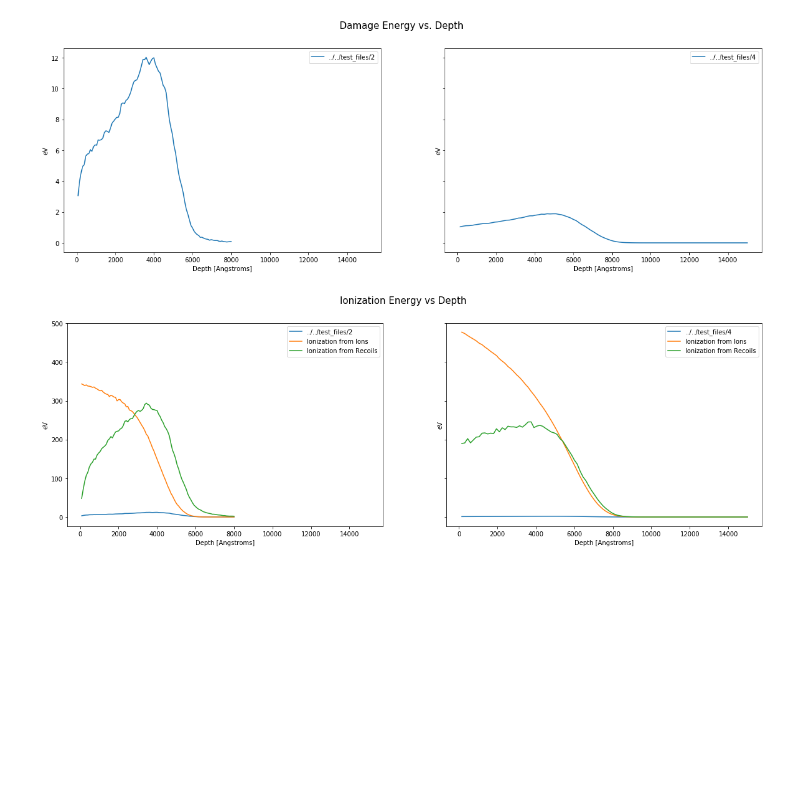
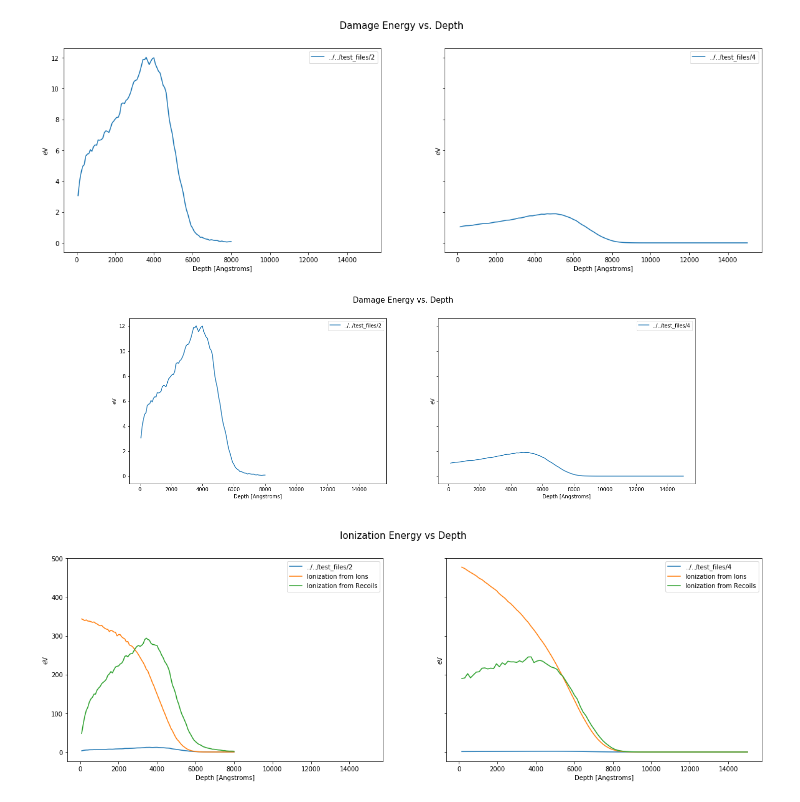
Before and after one commit to costrouc/pysrim, a Jupyter notebook: examples/notebooks/Analysis.ipynb, the cells around one changed output. Drawn from its saved outputs; the diff is of its cells as text; code cells hidden in the pictures; blank space fills up the shorter version.

Commit message:
Making images viewable in notebooks. Adding all images to repository.

```diff
--- a/examples/notebooks/Analysis.ipynb
+++ b/examples/notebooks/Analysis.ipynb
@@ -139,3 +121,26 @@ folders = ['../../test_files/2', '../../test_files/4']
+# %%
+def plot_damage_energy(folder, ax):
+    phon = Phonons(folder)
+    dx = max(phon.depth) / 100.0 # to units of Angstroms
+    energy_damage = (phon.ions + phon.recoils) * dx
+    ax.plot(phon.depth, energy_damage / phon.num_ions, label='{}'.format(folder))
+    return sum(energy_damage)
+
+def plot_ionization(folder, ax):
+    ioniz = Ioniz(folder)
+    dx = max(ioniz.depth) / 100.0 # to units of Angstroms
+    ax.plot(ioniz.depth, ioniz.ions, label='Ionization from Ions')
+    ax.plot(ioniz.depth, ioniz.recoils, label='Ionization from Recoils')
+
+def plot_vacancies(folder, ax):
+    vac = Vacancy(folder)
+    vacancy_depth = vac.knock_ons + np.sum(vac.vacancies, axis=1)
+    ax.plot(vac.depth, vacancy_depth, label="Total vacancies at depth")
+    return sum(vacancy_depth)
+
+# We will be using provided test_files in gitlab repository
+folders = ['../../test_files/2', '../../test_files/4']
+image_directory = '../images'
 # %%
 fig, axes = plt.subplots(1, len(folders), sharex=True, sharey=True)
 
@@ -152,6 +158,10 @@ fig.set_size_inches((20, 6))
 Damage energy: 581927.2937478882 eV
 Damage energy: 1415598.3836889009 eV
 [figure]
+# %%
+Image(filename=os.path.join(image_directory, 'damagevsdepth.png'))
+# %% [output]
+[figure, added]
 # %%
 fig, axes = plt.subplots(1, len(folders), sharey=True, sharex=True)
 
```
Also changed, not shown: parts of 9 cells of this notebook, 15 other files.
